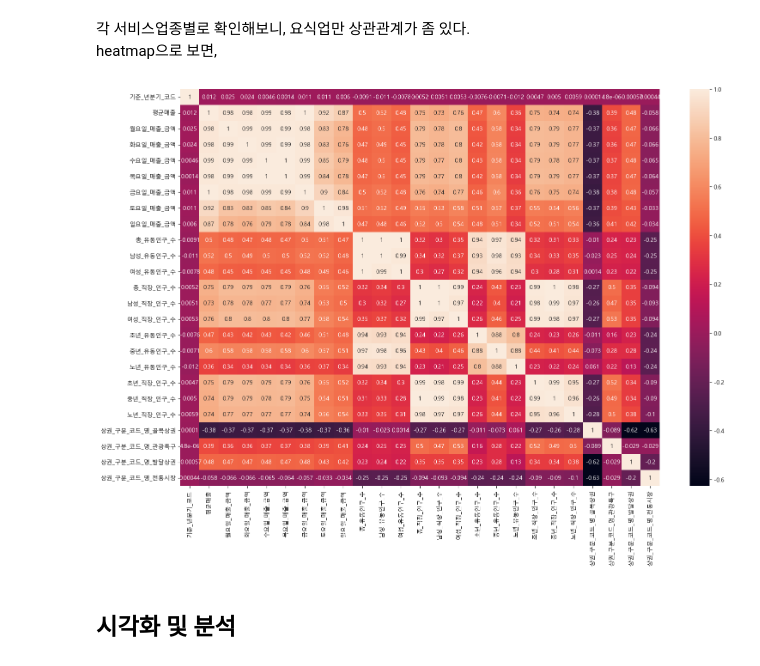
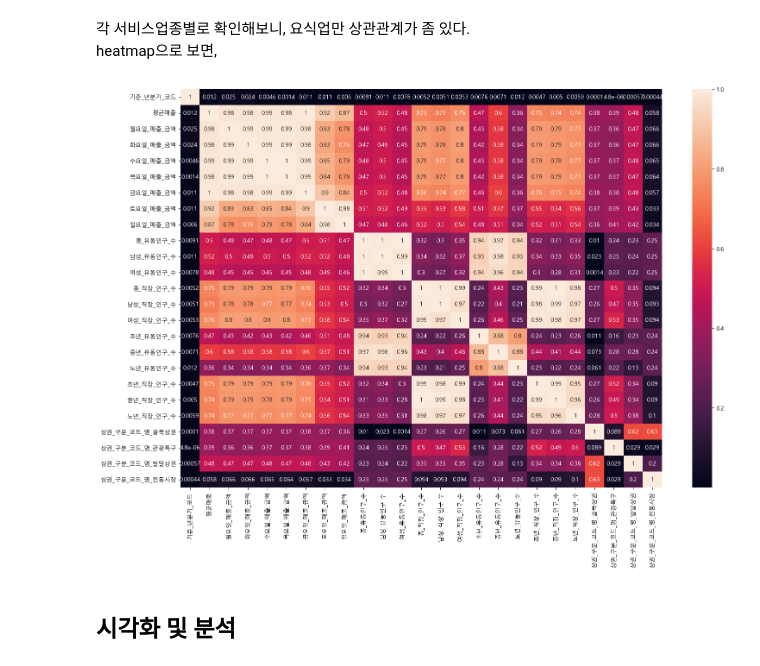
Before and after one commit to itsjulianjeong/supervised_team_project, a Jupyter notebook: notebook/test2.ipynb, the cells around one changed output. Cells and saved outputs as stored; diff of their text form; code cells hidden in the pictures.

```diff
--- a/notebook/test2.ipynb
+++ b/notebook/test2.ipynb
@@ -594,10 +575,10 @@ Name: 평균매출, dtype: float64
 heatmap으로 보면,
 # %%
 plt.figure(figsize=(18, 12))
-sns.heatmap(restaurant_correlation_matrix, annot=True)
+sns.heatmap(restaurant_numeric.corr().abs(), annot=True)
 plt.show()
 # %% [output]
-[figure, old version]
+[figure, new version]
 # %%
 restaurant_filtered_data.to_csv("../data/서울시_요식업_데이터.csv", encoding="cp949", index=False)
 # %% [markdown]
```
Also changed, not shown: parts of 69 cells of this notebook, 2 other files.
